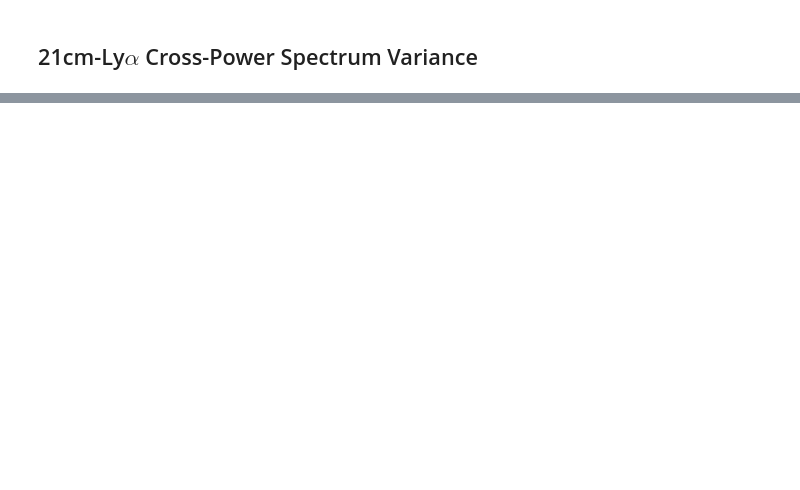
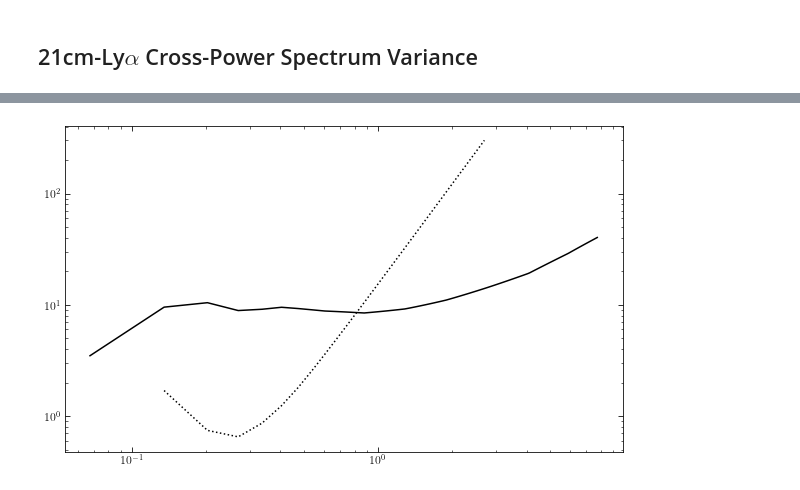
Before and after one commit to tacox5/Senior_Thesis, a Jupyter notebook: notebooks/Noise_Power_Spectrum.ipynb, the cells around one changed output, grey strips where cells are left out. Cells and saved outputs as stored; diff of their text form; code cells hidden in the pictures; blank space fills up the shorter version.

```diff
--- a/notebooks/Noise_Power_Spectrum.ipynb
+++ b/notebooks/Noise_Power_Spectrum.ipynb
@@ -154,0 +110,12 @@ plt.show()
+# %%
+sensitivity = sense.PowerSpectrum.from_yaml('../sense_configs/sensitivity_hera.yml')
+sample = sensitivity.calculate_sensitivity_1d(sample = True, thermal = True)
+# %%
+plt.figure(figsize=(10, 6))
+plt.plot(sensitivity.k1d, ps1d, 'k:')
+plt.plot(sensitivity.k1d, sensitivity.p21(sensitivity.k1d), 'k')
+plt.yscale('log')
+plt.xscale('log')
+plt.show()
+# %% [output]
+[figure, added]
```
Also changed, not shown: parts of 28 cells of this notebook, 40 other files.
